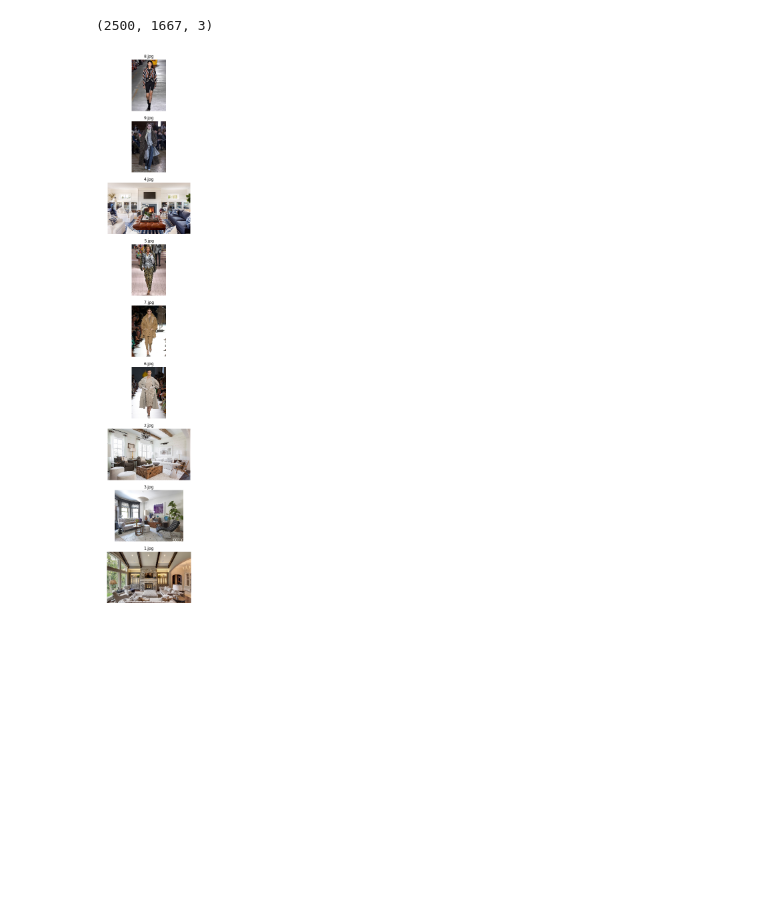
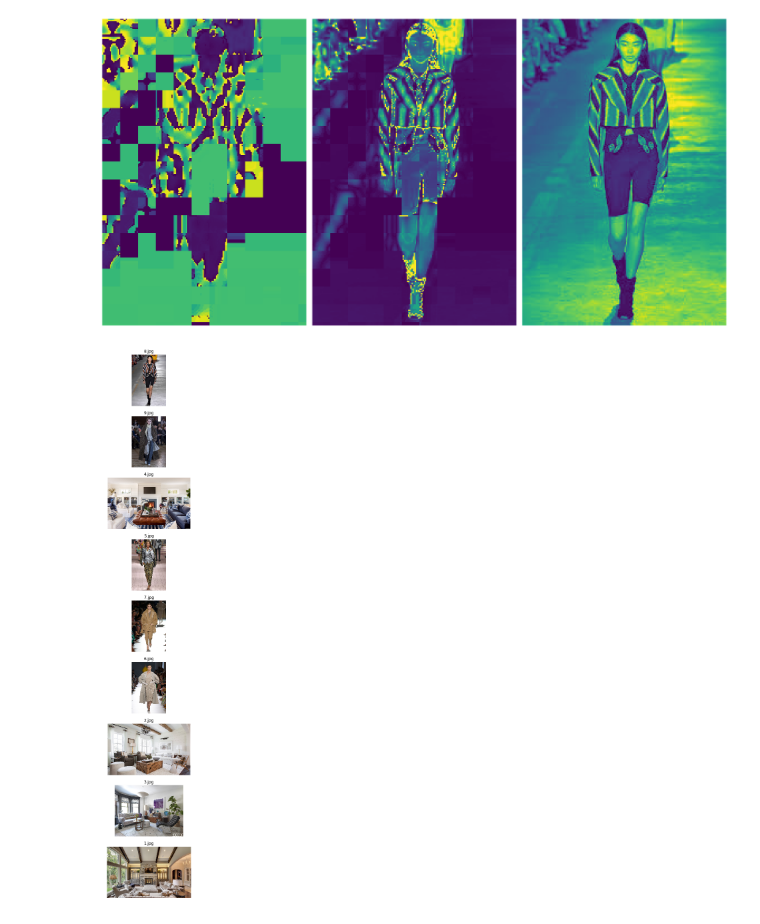
Before and after one commit to kevinko1788/TrendingColor, a Jupyter notebook: trendingcolor.ipynb, the cells around one changed output. Cells and saved outputs as stored; diff of their text form; code cells hidden in the pictures; blank space fills up the shorter version.

```diff
--- a/trendingcolor.ipynb
+++ b/trendingcolor.ipynb
@@ -90,10 +90,3 @@ def edge_detect(img_BGR,th_low,th_high):
 # Add edge detection
 # track people
 # need to work on multiple images
-# %%
-def convert_hsv(img_BGR):
-    hsv = cv2.cvtColor(img_BGR,cv2.COLOR_BGR2HSV)
-    h = hsv[,,0]
-    s = hsv[,,1]
-    v = hsv[,,2]
-    print(hsv.shape)
@@ -102,11 +93,28 @@ SyntaxError: invalid syntax (<ipython-input-50-0ddf97fc69cd>, line 3)
+# %%
+def convert_hsv(img_BGR):
+    hsv = cv2.cvtColor(img_BGR,cv2.COLOR_BGR2HSV)
+    h = hsv[:,:,0]
+    s = hsv[:,:,1]
+    v = hsv[:,:,2]
+    hsv_list =[]
+    hsv_list.append(h)
+    hsv_list.append(s)
+    hsv_list.append(v)
+    fig, axs = plt.subplots(1,len(hsv_list), figsize=(60,30))
+    fig.subplots_adjust(hspace= .2, wspace = .001)
+    axs = axs.ravel()
+    for i in range(len(hsv_list)):
+        image = hsv_list[i]
+        axs[i].axis('off')
+        axs[i].imshow(image)
 # %%
-img_BGR = cv2.imread("7.jpg")
+img_BGR = cv2.imread("8.jpg")
 convert_hsv(img_BGR)
 # img_RGB = cv2.cvtColor(img_BGR, cv2.COLOR_BGR2RGB)
 # img_holder = img_RGB
 # edges = edge_detect(img_BGR,100,150)
 # %% [output]
-(2500, 1667, 3)
+[figure, added]
 # %%
 image_list = []
 image_name = []
```
Also changed, not shown: parts of 1 cell of this notebook.
